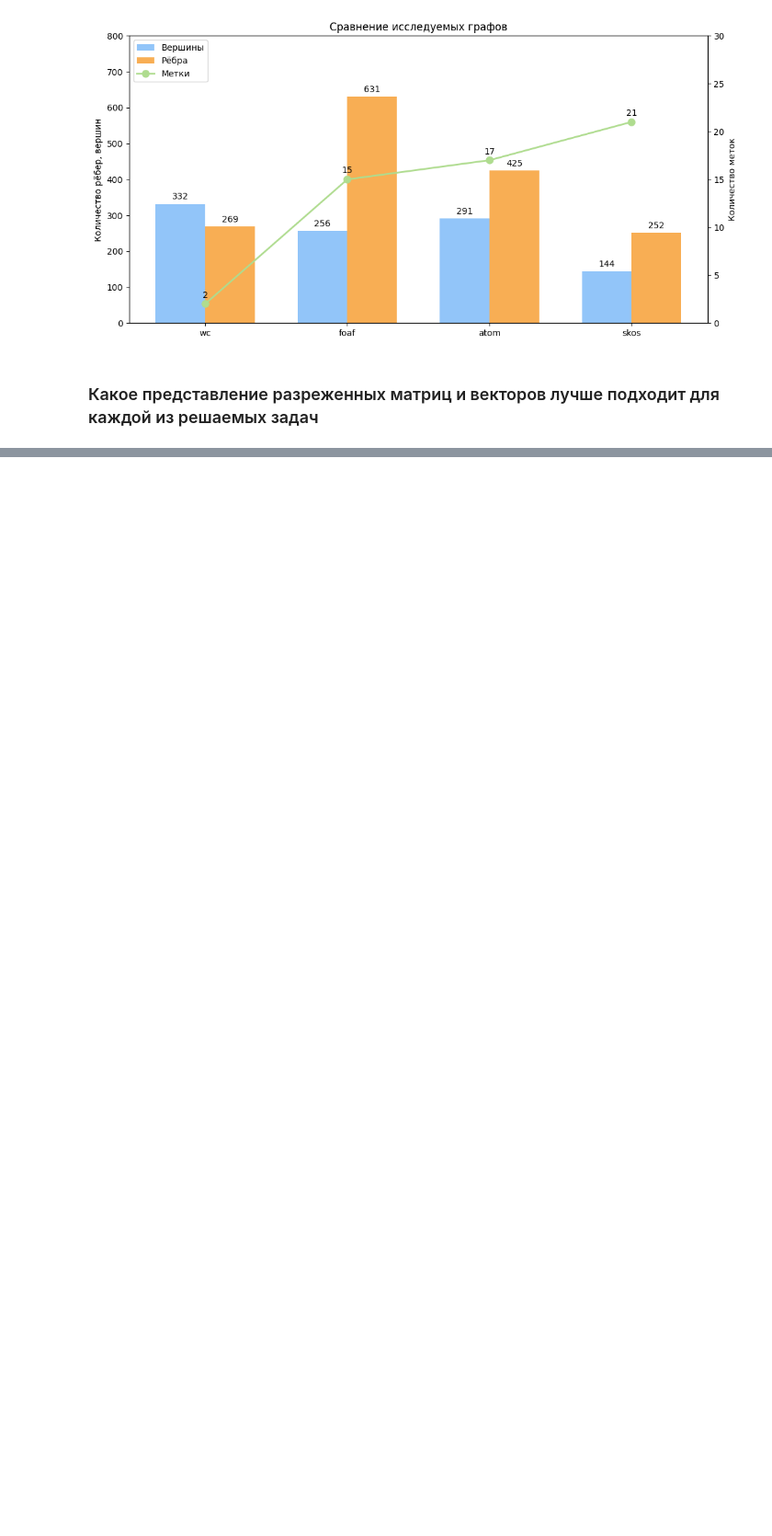
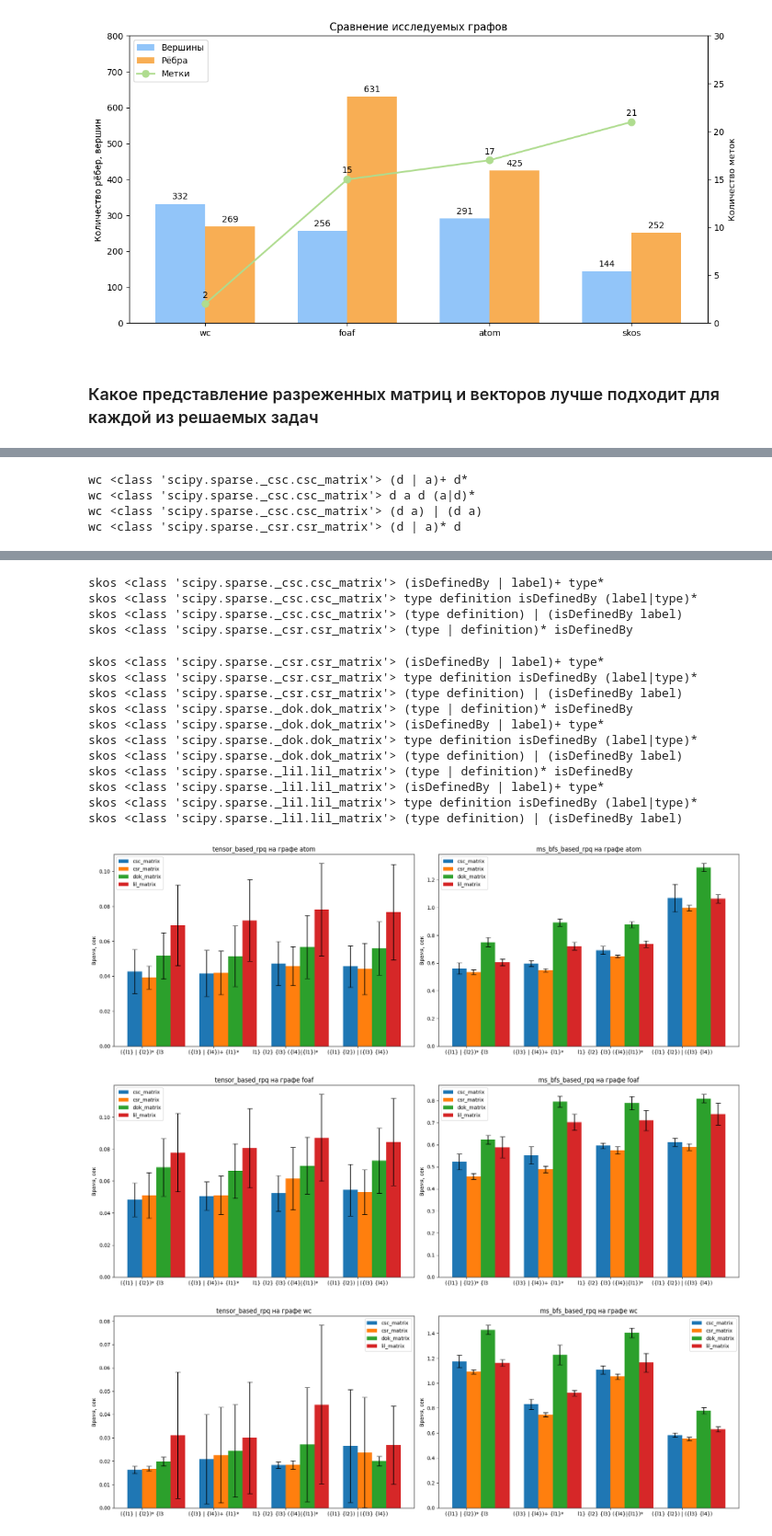
Before and after one commit to Artem-Rzhankoff/formal-lang-course, a Jupyter notebook: task5.ipynb, the cells around one changed output, grey strips where cells are left out. Shown at 92% size. Saved outputs shown, nothing was run; the diff lists cells and outputs as text; code cells hidden in the pictures; blank space fills up the shorter version.

```diff
--- a/task5.ipynb
+++ b/task5.ipynb
@@ -223,9 +225,9 @@ def regex_with_specified_labels(labels):
 def run_experiment(method: callable, regex: str, graph, matrix_class):
     times = []
     for _ in range(NUM_OF_EXPERIMENTS):
-        start_time = time.perf_counter()
+        start_time = time.time()
         method(regex, graph, {}, {}, matrix_class)
-        final_time = time.perf_counter()
+        final_time = time.time()
         times.append(final_time - start_time)
     return np.mean(times), np.std(times)
 
@@ -250,7 +252,7 @@ def run_rpq_tests(graph_name, method):
 
 def create_bar_plot(ax, data, graph_name, algorithm_name, x, width, cleaned_regex_patterns):
     for i, matrix_class in enumerate(SCIPY_MITRICIES):
-        matrix_name = matrix_class.name
+        matrix_name = matrix_class.__name__
         ax.bar(
             x - width / 2 + i * width,
             data[graph_name]["timing"][matrix_name],
@@ -273,8 +275,8 @@ def plot_results(graph_name, tensor_results, bfs_results):
     width = 0.2
     x = np.arange(len(cleaned_regex_patterns))
 
-    create_bar_plot(ax1, tensor_results, graph_name, tensor_based_rpq.name, x, width, cleaned_regex_patterns)
-    create_bar_plot(ax2, bfs_results, graph_name, ms_bfs_based_rpq.name, x, width, cleaned_regex_patterns)
+    create_bar_plot(ax1, tensor_results, graph_name, tensor_based_rpq.__name__, x, width, cleaned_regex_patterns)
+    create_bar_plot(ax2, bfs_results, graph_name, ms_bfs_based_rpq.__name__, x, width, cleaned_regex_patterns)
 
     plt.tight_layout()
     plt.show()
@@ -316,0 +358,4 @@ KeyboardInterrupt:
+wc <class 'scipy.sparse._csc.csc_matrix'> (d | a)+ d*
+wc <class 'scipy.sparse._csc.csc_matrix'> d a d (a|d)*
+wc <class 'scipy.sparse._csc.csc_matrix'> (d a) | (d a)
+wc <class 'scipy.sparse._csr.csr_matrix'> (d | a)* d
@@ -316,0 +379,18 @@ KeyboardInterrupt:
+skos <class 'scipy.sparse._csc.csc_matrix'> (isDefinedBy | label)+ type*
+skos <class 'scipy.sparse._csc.csc_matrix'> type definition isDefinedBy (label|type)*
+skos <class 'scipy.sparse._csc.csc_matrix'> (type definition) | (isDefinedBy label)
+skos <class 'scipy.sparse._csr.csr_matrix'> (type | definition)* isDefinedBy
+skos <class 'scipy.sparse._csr.csr_matrix'> (isDefinedBy | label)+ type*
+skos <class 'scipy.sparse._csr.csr_matrix'> type definition isDefinedBy (label|type)*
+skos <class 'scipy.sparse._csr.csr_matrix'> (type definition) | (isDefinedBy label)
+skos <class 'scipy.sparse._dok.dok_matrix'> (type | definition)* isDefinedBy
+skos <class 'scipy.sparse._dok.dok_matrix'> (isDefinedBy | label)+ type*
+skos <class 'scipy.sparse._dok.dok_matrix'> type definition isDefinedBy (label|type)*
+skos <class 'scipy.sparse._dok.dok_matrix'> (type definition) | (isDefinedBy label)
+skos <class 'scipy.sparse._lil.lil_matrix'> (type | definition)* isDefinedBy
+skos <class 'scipy.sparse._lil.lil_matrix'> (isDefinedBy | label)+ type*
+skos <class 'scipy.sparse._lil.lil_matrix'> type definition isDefinedBy (label|type)*
+skos <class 'scipy.sparse._lil.lil_matrix'> (type definition) | (isDefinedBy label)
+[figure, added]
+[figure, added]
+[figure, added]
```
Also changed, not shown: parts of 3 cells of this notebook, 2 other files.
